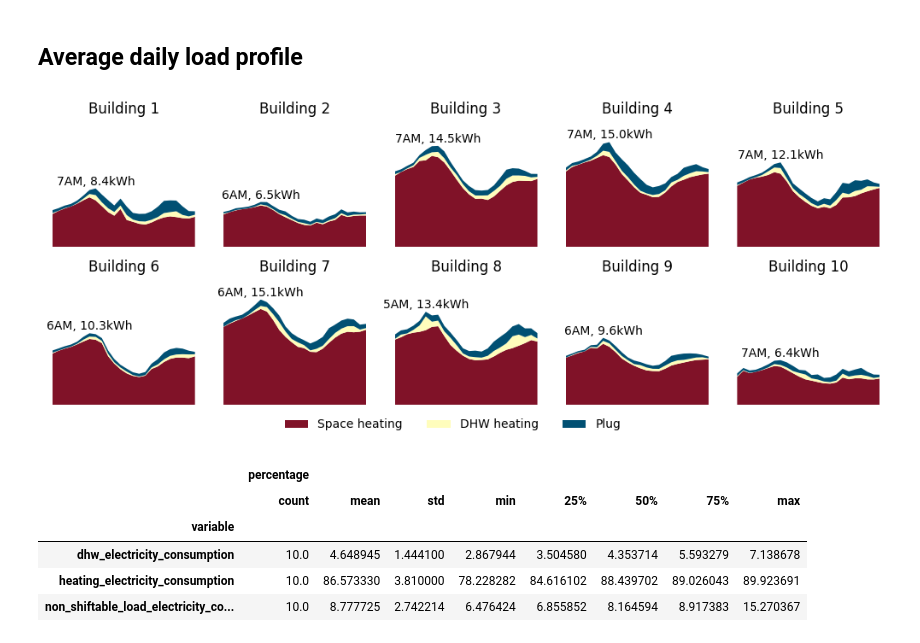
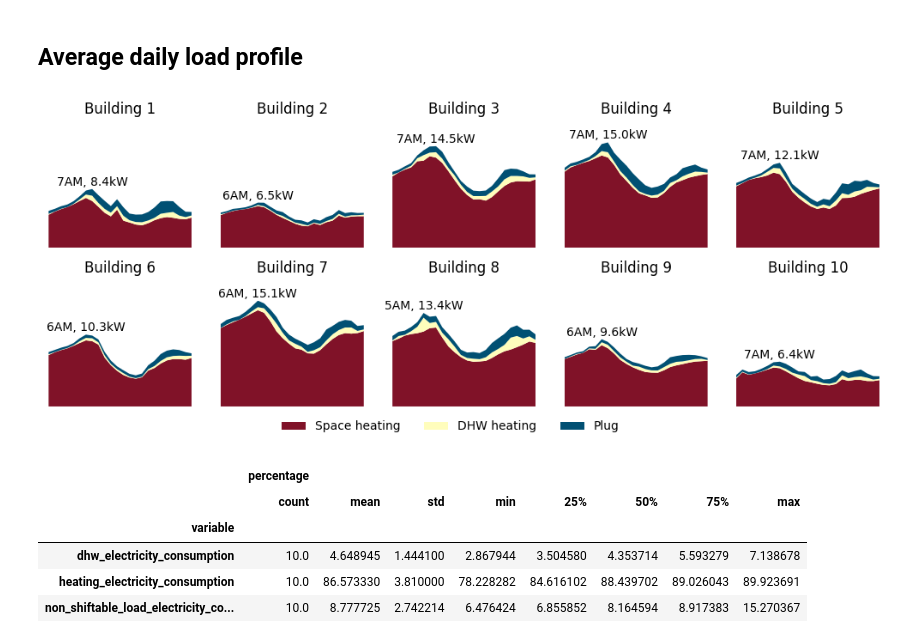
Before and after one commit to kkaspar10/Occupant_Thermostat_Int, a Jupyter notebook: simulation/notebooks/general.ipynb, the cells around one changed output. Saved outputs shown, nothing was run; the diff lists cells and outputs as text; code cells hidden in the pictures.

Commit message:
added COP to bldg metadata and changed loads figure y axis to kW

```diff
--- a/simulation/notebooks/general.ipynb
+++ b/simulation/notebooks/general.ipynb
@@ -109,11 +109,14 @@ with pd.option_context("max_colwidth", 1000):
 # %% [markdown]
 ## Environment buildings
 # %%
+cop_data = DataHandler.get_concat_data('lod_1-citylearn-rbc-norbc-centralized-noreward-building_all-final-2022', 'time_series')
+cop_data = cop_data.groupby(['bldg_name',])[['heating_device_cop']].agg(['min', 'max', 'mean', 'std'])
+cop_data = cop_data.round(2)
 schema = read_json(os.path.join(FileHandler.SCHEMA_DIRECTORY, 'schema.json'))
 data = [{
     'Bldg. ID': final_selection_metadata[final_selection_metadata['bldg_id']==int(k)].iloc[0]['ID'],
     'Heat pump (kW)': v['heating_device']['attributes']['nominal_power'],
-    'Heat pump, ' + r'$\eta$': v['heating_device']['attributes']['efficiency'],
+    'Heat pump COP': f" {cop_data.loc[k]['heating_device_cop']['max']}",
     'Electric heater (kW)': v['dhw_device']['attributes']['nominal_power'],
     'Electric heater, ' + r'$\eta$': v['dhw_device']['attributes']['efficiency']
 } for k, v in schema['buildings'].items() if int(k) in final_selection_metadata['bldg_id'].tolist()]
@@ -190,35 +193,35 @@ for i, (ax, (b, bdata)) in enumerate(zip(fig.axes, data.groupby(['bldg_index']))
 
     elif peak_hour < 12:
         peak_hour_str = f'{peak_hour}AM'
 
     elif peak_hour == 12:
         peak_hour_str = '12PM'
 
     else:
         peak_hour_str = f'{peak_hour - 12}PM'
 
-    ax.text(peak_hour, peak + 0.5, f'{peak_hour_str}, {round(peak, 1)}kWh', ha='center')
+    ax.text(peak_hour, peak + 0.5, f'{peak_hour_str}, {round(peak, 1)}kW', ha='center')
     ax.set_title(f'Building {b}', y=1.2)
     ax.margins(0)
     ax.axis(False)
 
 
     if i == 0:
         ax.legend(
             bbox_to_anchor=(0.5,0.1),
             loc='upper center',
             bbox_transform=fig.transFigure,
             framealpha=0,
             ncol=len(columns)
         )
 
     else:
         pass
 
 plt.savefig(os.path.join(FileHandler.JOURNAL_PAPER_FIGURES_DIRECTORY, f'average_daily_load_profile.pdf'), bbox_inches='tight', transparent=False)
 plt.show()
 # %% [output]
-[figure, old version]
+[figure, new version]
 # %%
 plot_data = data.copy()
 plot_data = plot_data.groupby('bldg_index')[columns].sum()
```
Also changed, not shown: parts of 1 cell of this notebook, 4 other files.
